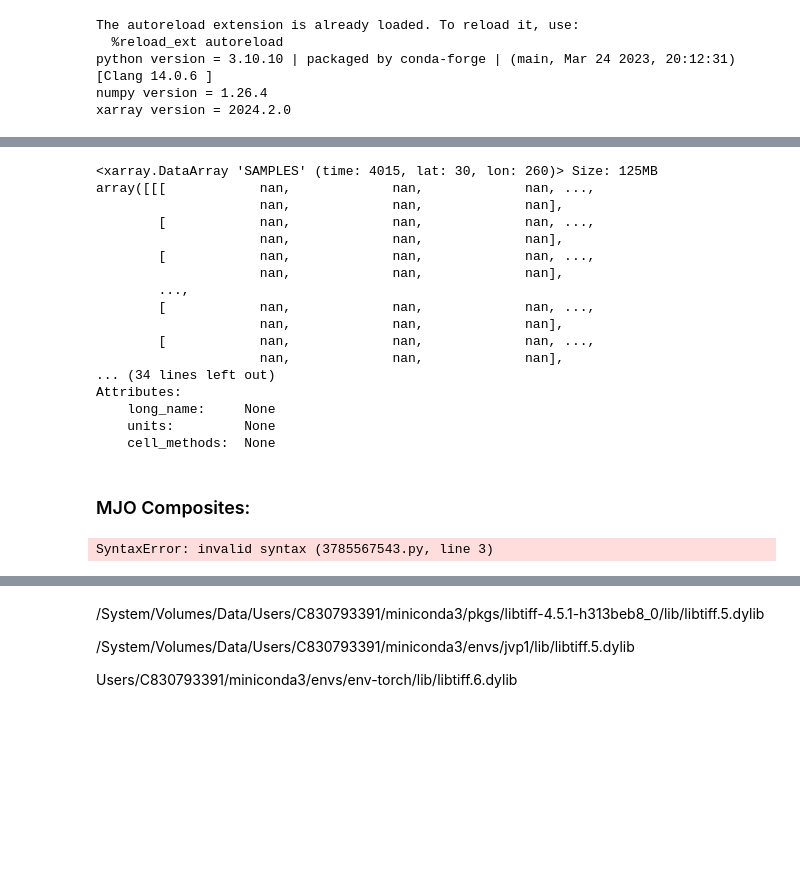
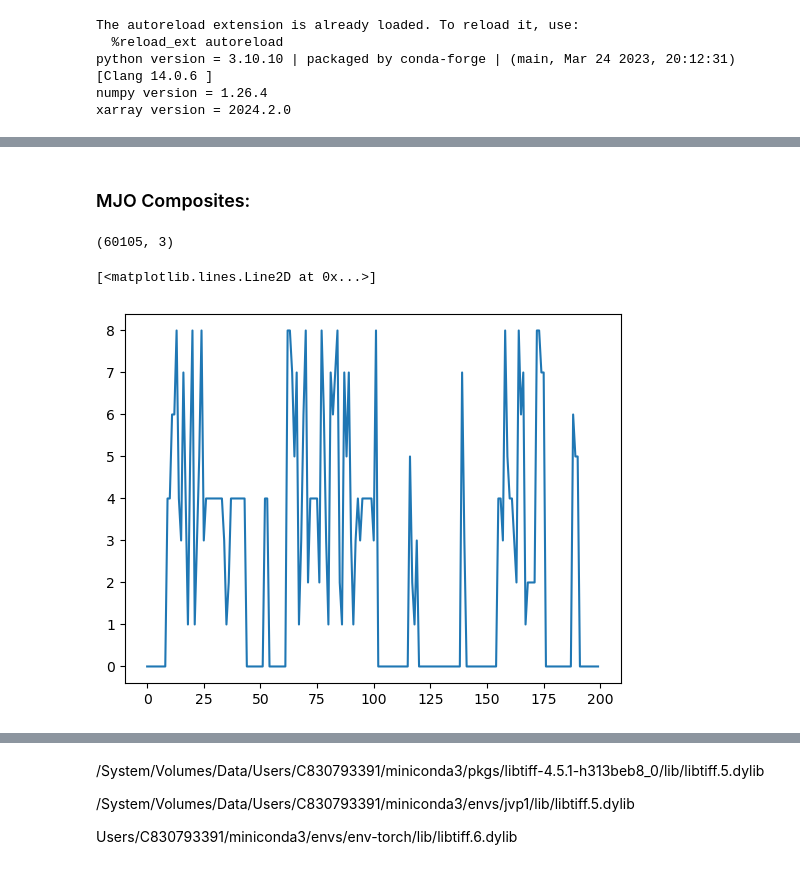
Before and after one commit to Jolan-vP/E3SM, a Jupyter notebook: analysis.ipynb, the cells around one changed output, grey strips where cells are left out. Cells and saved outputs as stored; diff of their text form; code cells hidden in the pictures; blank space fills up the shorter version.

Commit message:
MJO Indices code dev: computed phases for each ens over whole dataset. Channel overwriting bug not yet fixed.

```diff
--- a/analysis.ipynb
+++ b/analysis.ipynb
@@ -71,31 +86,19 @@ dict_keys(['x', 'y'])
 <class 'xarray.core.dataarray.DataArray'>
 <class 'xarray.core.dataarray.DataArray'>
 # %%
-d_train['x'].sel(channel = 1)
+# d_train['x'].sel(channel = 1)
-# %% [output]
-<xarray.DataArray 'SAMPLES' (time: 4015, lat: 30, lon: 260)> Size: 125MB
-array([[[            nan,             nan,             nan, ...,
-                     nan,             nan,             nan],
-        [            nan,             nan,             nan, ...,
-                     nan,             nan,             nan],
-        [            nan,             nan,             nan, ...,
-                     nan,             nan,             nan],
-        ...,
-        [            nan,             nan,             nan, ...,
-                     nan,             nan,             nan],
-        [            nan,             nan,             nan, ...,
-                     nan,             nan,             nan],
-... (34 lines left out)
-Attributes:
-    long_name:     None
-    units:         None
-    cell_methods:  None
 # %% [markdown]
 ### MJO Composites:
-# %%
-from databuilder import indicescompositor
-
-for
-MJOoutput = indicescompositor(000, )
-# %% [output]
-SyntaxError: invalid syntax (3785567543.py, line 3)
+# %%
+import databuilder.indicescompositor as indicescompositor
+from databuilder.indicescompositor import compositeindices
+imp.reload(indicescompositor)
+
+MJO_train, MJO_val, MJO_test, phases = compositeindices(config, d_train)
+# %% [output]
+(60105, 3)
+# %%
+plt.plot(phases[1000:1200,2])
+# %% [output]
+[<matplotlib.lines.Line2D at 0x...>]
+[figure, added]
```
Also changed, not shown: parts of 7 cells of this notebook, 4 other files.
